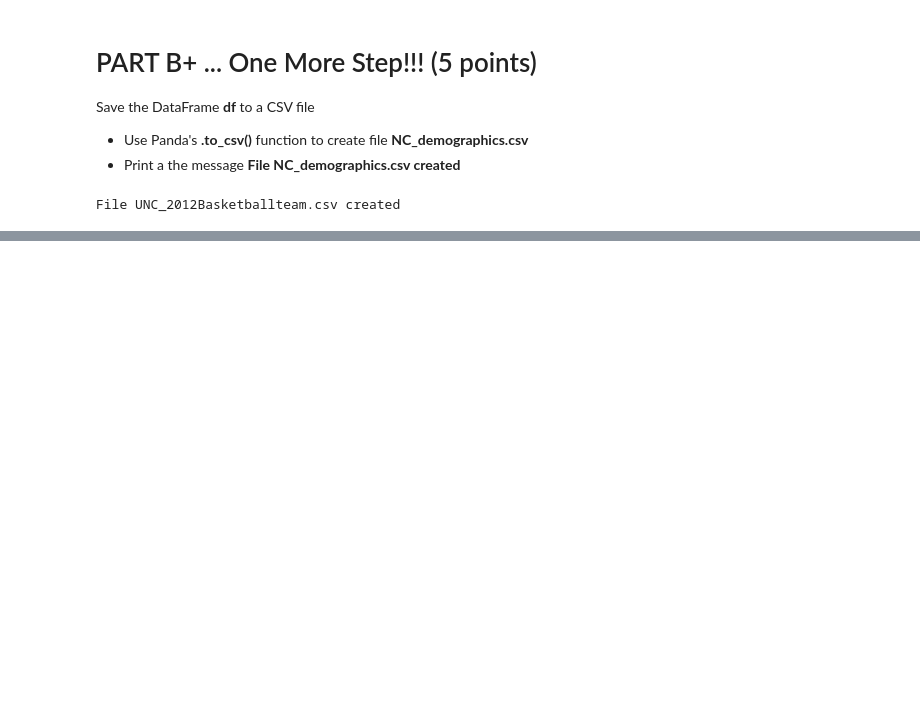
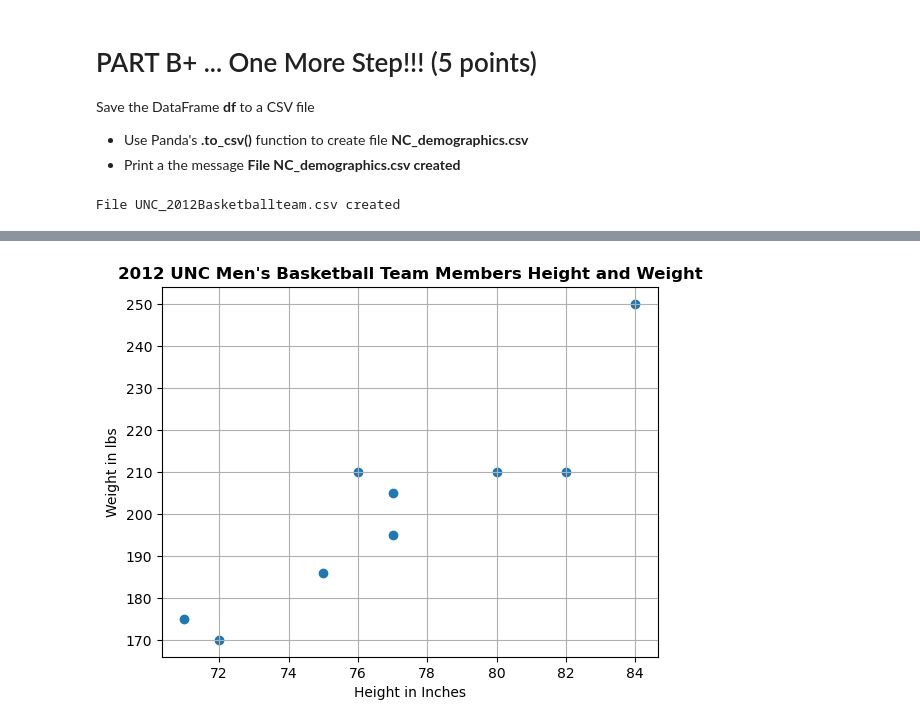
Before and after one commit to richardtbrownjr/CSC221-rbrown-GroupProject, a Jupyter notebook: CSC221rbrowngroupproject.ipynb, the cells around one changed output, grey strips where cells are left out. Drawn from its saved outputs; the diff is of its cells as text; code cells hidden in the pictures; blank space fills up the shorter version.

```diff
--- a/CSC221rbrowngroupproject.ipynb
+++ b/CSC221rbrowngroupproject.ipynb
@@ -277,0 +328,10 @@ File UNC_2012Basketballteam.csv created
+# %%
+WEIGHT = DF_UNC2012BT.Weight
+plt.scatter(HEIGHT, WEIGHT)
+plt.title('2012 UNC Men\'s Basketball Team Members Height and Weight', fontsize=12, weight='bold')
+plt.xlabel('Height in Inches')
+plt.ylabel('Weight in lbs')
+plt.grid()
+plt.show()
+# %% [output]
+[figure, added]
```
Also changed, not shown: parts of 4 cells of this notebook, 1 other file.
